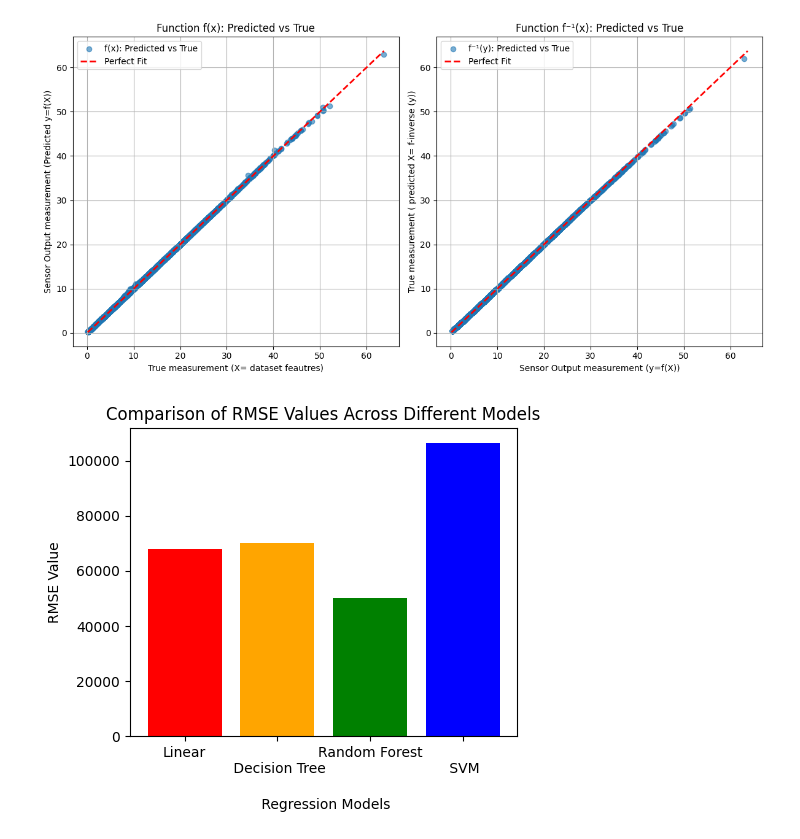
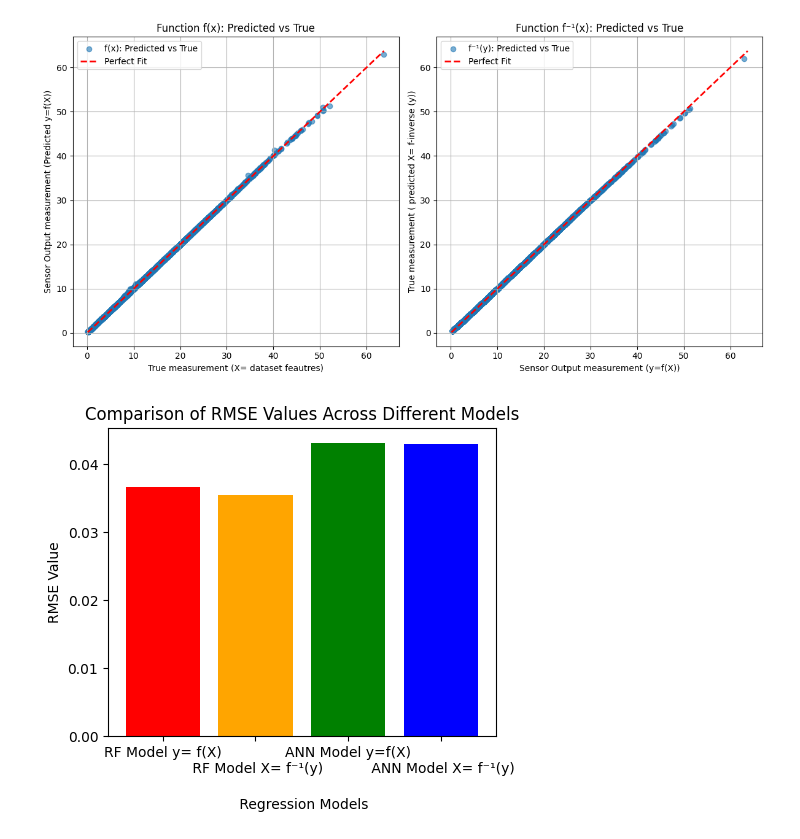
Before and after one commit to Osman-Dawood/Assinment-2, a Jupyter notebook: Deep_L_Term_Project.ipynb, the cells around one changed output. Saved outputs shown, nothing was run; the diff lists cells and outputs as text; code cells hidden in the pictures.

```diff
--- a/Deep_L_Term_Project.ipynb
+++ b/Deep_L_Term_Project.ipynb
@@ -1734,16 +1734,16 @@ Inverse R²: 1.0000
 # %%
 import matplotlib.pyplot as plt
 
-models = ['Linear', '\n Decision Tree', 'Random Forest', '\n SVM']
-rmse_values = [68035.6, 70008.5, 50083.7,  106385]
+models = ['RF Model y= f(X)', '\n RF Model X= f⁻¹(y)', 'ANN Model y=f(X)', '\n ANN Model X= f⁻¹(y)']
+rmse_values = [0.0367, 0.0354, 0.0431, 0.0429]
 colors = ['red', 'orange', 'green', 'blue' ]
 
 plt.figure(figsize=(5, 4))
 plt.bar(models, rmse_values, color=colors)
 
 plt.ylabel('RMSE Value')
 plt.xlabel('\n Regression Models')
 plt.title('Comparison of RMSE Values Across Different Models')
 plt.show()
 # %% [output]
-[figure, old version]
+[figure, new version]
```
Also changed, not shown: parts of 1 cell of this notebook.
